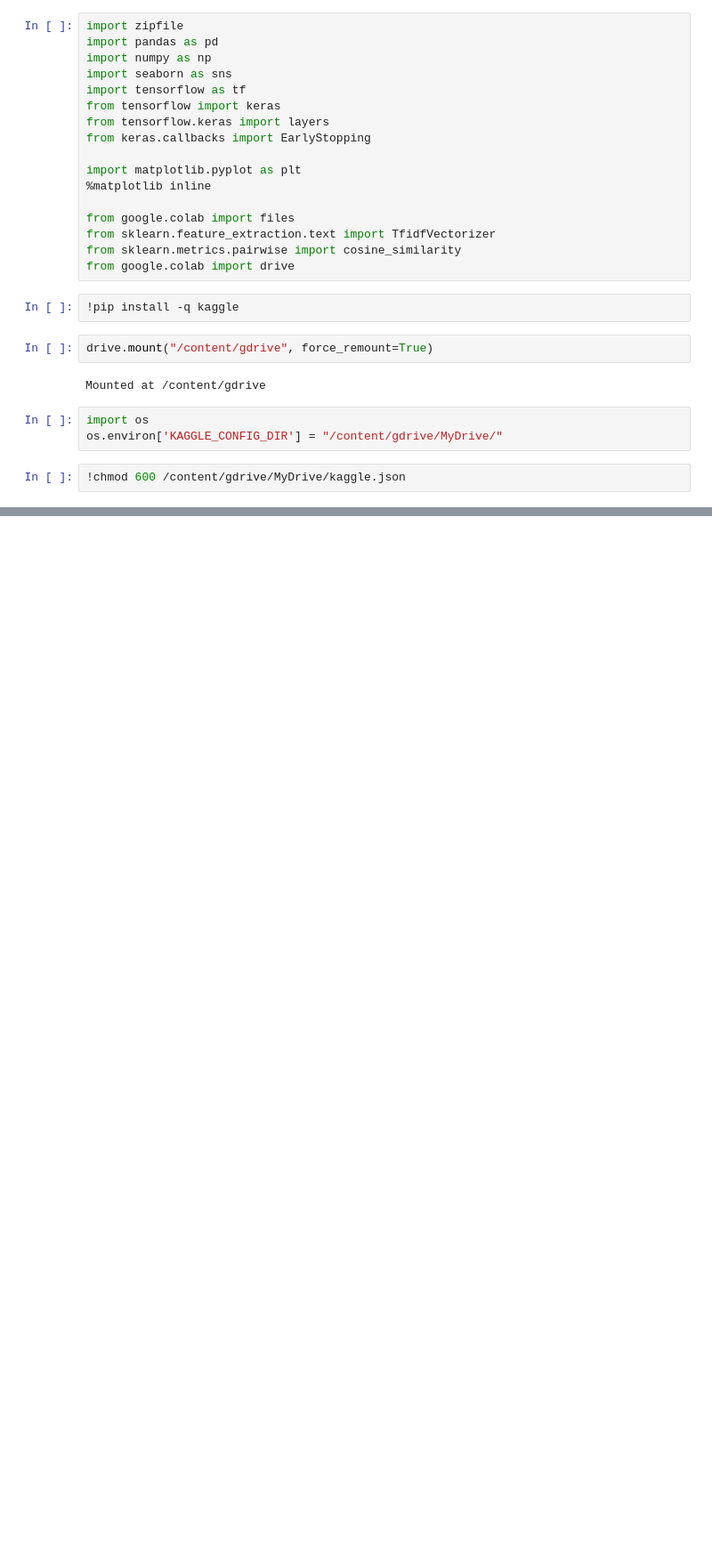
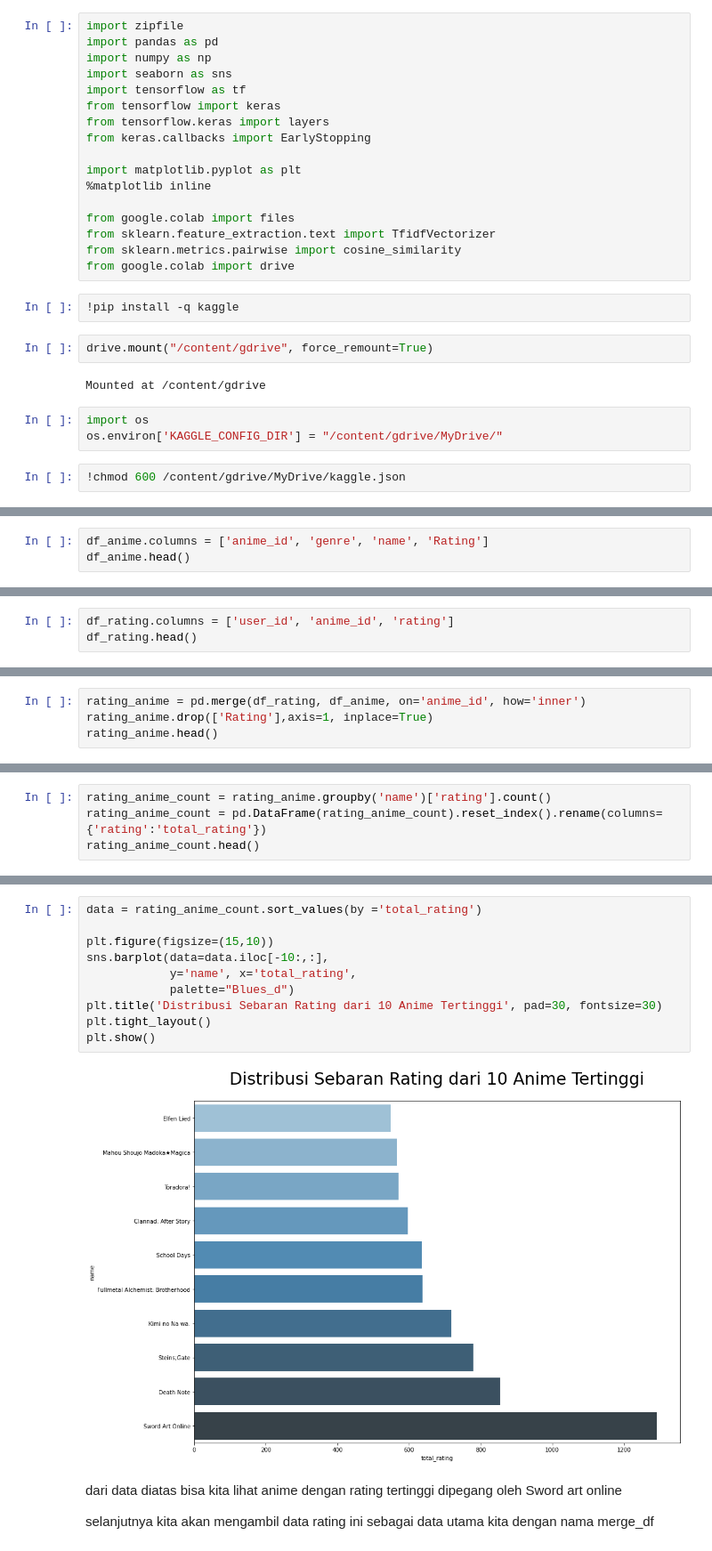
Before and after one commit to el-thobhy/Recommendation-system, a Jupyter notebook: Recommendation_System.ipynb, the cells around one changed output, grey strips where cells are left out. Shown at 89% size. Drawn from its saved outputs; the diff is of its cells as text; blank space fills up the shorter version.

```diff
--- a/Recommendation_System.ipynb
+++ b/Recommendation_System.ipynb
@@ -336,0 +393,3 @@ cosine_sim
+# %%
+df_anime.columns = ['anime_id', 'genre', 'name', 'Rating']
+df_anime.head()
@@ -336,0 +403,3 @@ cosine_sim
+# %%
+df_rating.columns = ['user_id', 'anime_id', 'rating']
+df_rating.head()
@@ -336,0 +413,4 @@ cosine_sim
+# %%
+rating_anime = pd.merge(df_rating, df_anime, on='anime_id', how='inner')
+rating_anime.drop(['Rating'],axis=1, inplace=True)
+rating_anime.head()
@@ -336,0 +426,4 @@ cosine_sim
+# %%
+rating_anime_count = rating_anime.groupby('name')['rating'].count()
+rating_anime_count = pd.DataFrame(rating_anime_count).reset_index().rename(columns={'rating':'total_rating'})
+rating_anime_count.head()
@@ -336,0 +437,16 @@ cosine_sim
+# %%
+data = rating_anime_count.sort_values(by ='total_rating')
+
+plt.figure(figsize=(15,10))
+sns.barplot(data=data.iloc[-10:,:],
+            y='name', x='total_rating',
+            palette="Blues_d")
+plt.title('Distribusi Sebaran Rating dari 10 Anime Tertinggi', pad=30, fontsize=30)
+plt.tight_layout()
+plt.show()
+# %% [output]
+[figure, added]
+# %% [markdown]
+dari data diatas bisa kita lihat anime dengan rating tertinggi dipegang oleh Sword art online
+
+selanjutnya kita akan mengambil data rating ini sebagai data utama kita dengan nama merge_df
```
Also changed, not shown: parts of 131 cells of this notebook.
